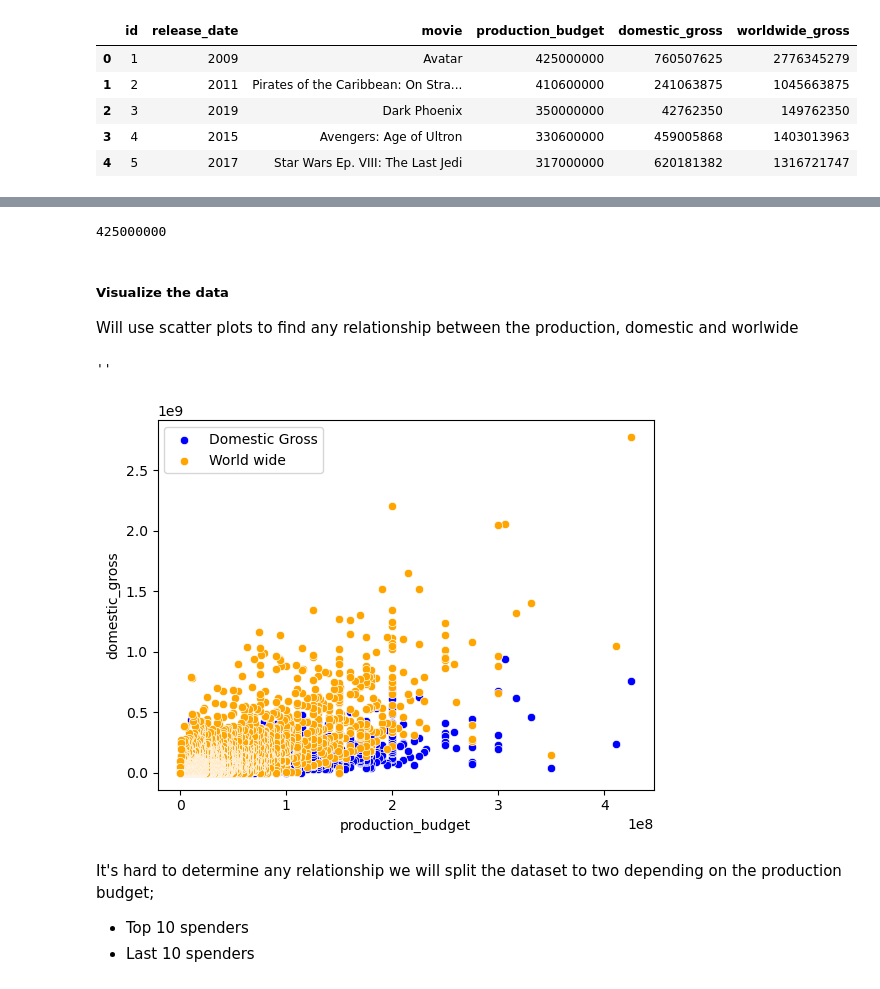
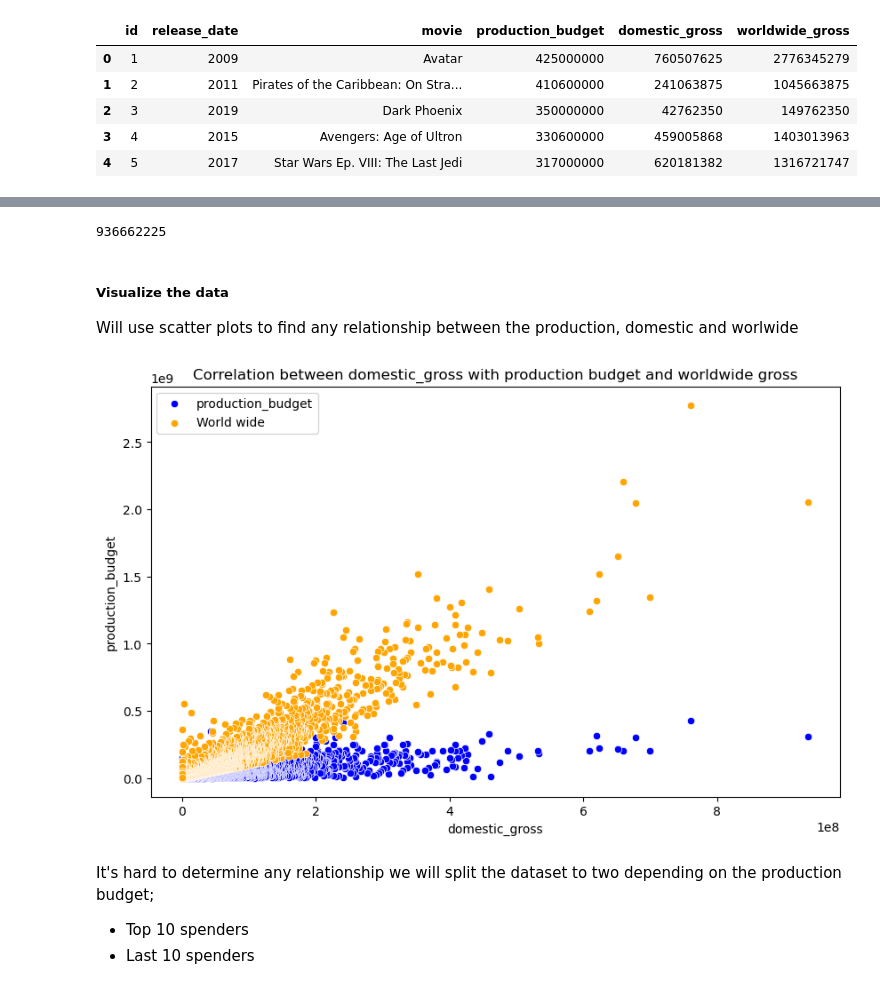
Before and after one commit to BBWorksB/ds-factors-for-film-production-success, a Jupyter notebook: Film-Production-Success.ipynb, the cells around one changed output, grey strips where cells are left out. Saved outputs shown, nothing was run; the diff lists cells and outputs as text; code cells hidden in the pictures.

```diff
--- a/Film-Production-Success.ipynb
+++ b/Film-Production-Success.ipynb
@@ -619,7 +566,8 @@ budget.head()
 | 3 | 4 | 2015 | Avengers: Age of Ultron | 330600000 | 459005868 | 1403013963 |
 | 4 | 5 | 2017 | Star Wars Ep. VIII: The Last Jedi | 317000000 | 620181382 | 1316721747 |
 # %%
-top_budget = budget.sort_values(by='production_budget', ascending=False)
+# Sort the dataset in order of the highest domestic gross
+top_budget = budget.sort_values(by='domestic_gross', ascending=False)
 top_budget
 # %% [output]
 |  | id | release_date | movie | production_budget | domestic_gross | worldwide_gross |
@@ -637,19 +585,19 @@ top_budget
 5698 rows × 6 columns
 # %%
-top_budget['production_budget'].max()
+top_budget['domestic_gross'].max()
 # %% [output]
-425000000
+936662225
 # %% [markdown]
 ##### Visualize the data
 Will use scatter plots to find any relationship between the production, domestic and worlwide
 # %%
 #Draw a scatter plot
-sns.scatterplot(x='production_budget', y='domestic_gross', data=top_budget, color ='blue', label='Domestic Gross')
-sns.scatterplot(x='production_budget', y='worldwide_gross', data= top_budget, color='orange', label='World wide')
-;
+plt.figure(figsize=(10,6))
+sns.scatterplot(x='domestic_gross', y='production_budget', data=top_budget, color ='blue', label='production_budget')
+sns.scatterplot(x='domestic_gross', y='worldwide_gross', data= top_budget, color='orange', label='World wide')
+plt.title("Correlation between domestic_gross with production budget and worldwide gross");
 # %% [output]
-''
-[figure, old version]
+[figure, new version]
 # %% [markdown]
 It's hard to determine any relationship we will split the dataset to two depending on the production budget;
 - Top 10 spenders
```
Also changed, not shown: parts of 59 cells of this notebook.
